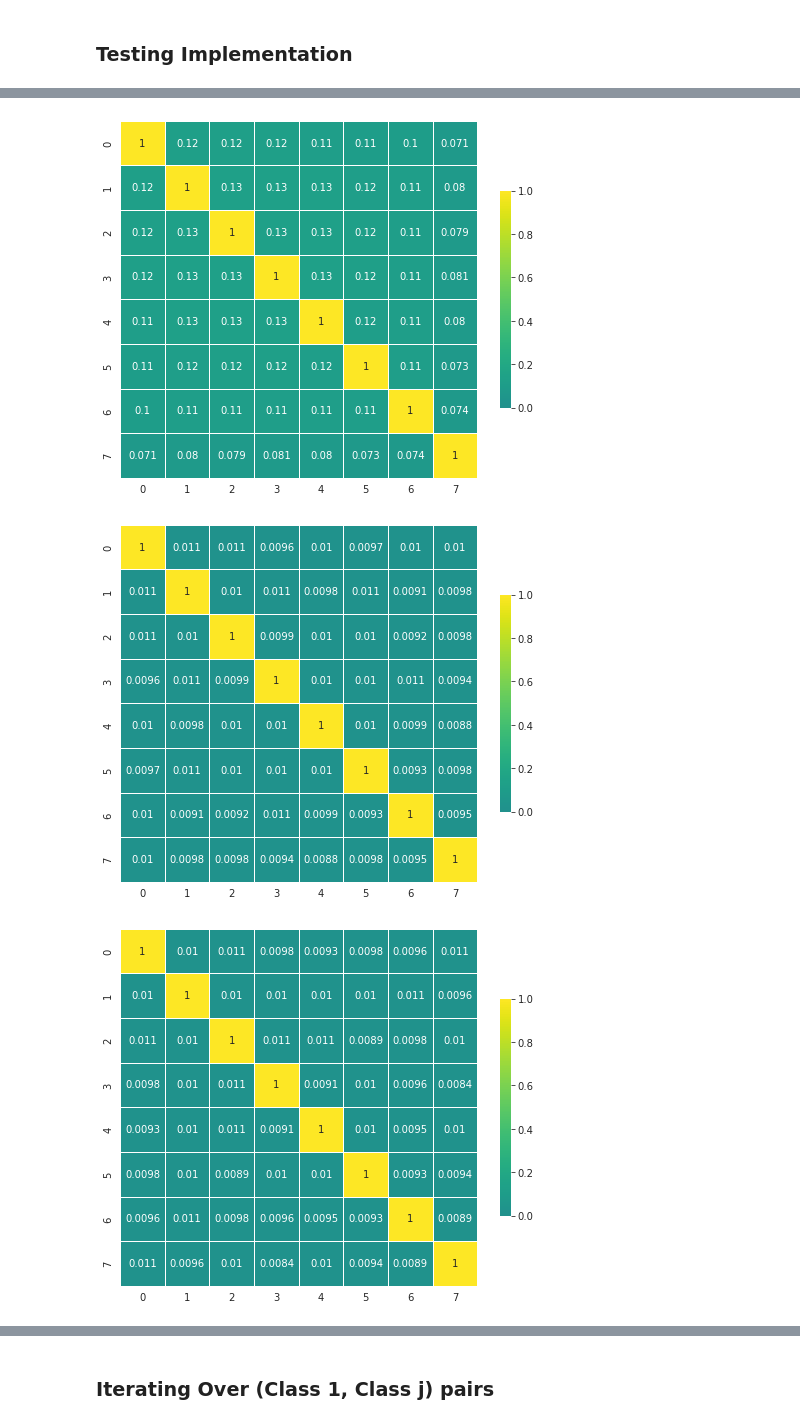
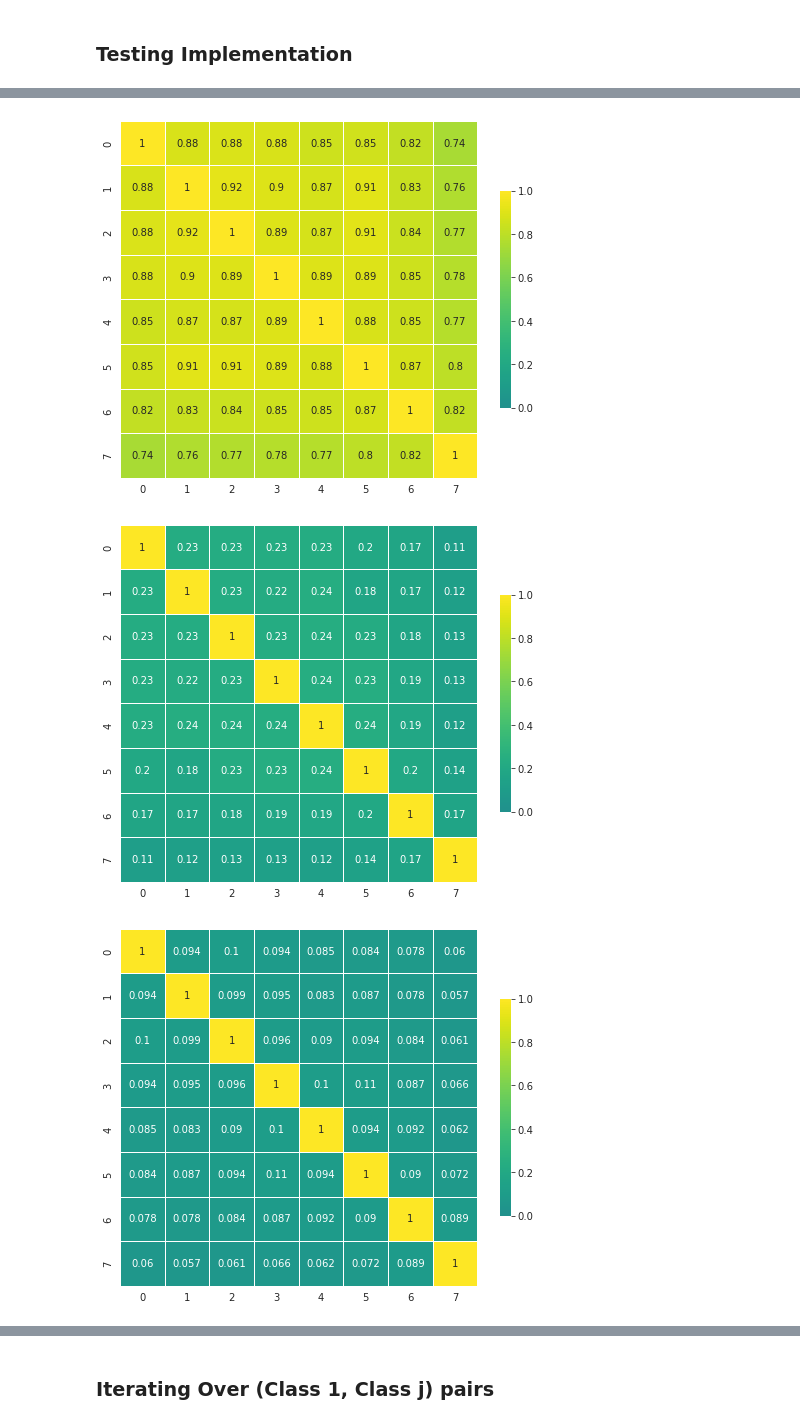
Before and after one commit to a-cowlagi/encoding-structures-of-neural-representations, a Jupyter notebook: notebooks/Compare Structure.ipynb, the cells around one changed output, grey strips where cells are left out. Saved outputs shown, nothing was run; the diff lists cells and outputs as text; code cells hidden in the pictures.

```diff
--- a/notebooks/Compare Structure.ipynb
+++ b/notebooks/Compare Structure.ipynb
@@ -105,22 +111,21 @@ plt.matshow(compare_pair.x1_divided[num_divisions-1][-1].reshape(32, 32, 3))
 # %%
-overlaps = compare_pair.compute_overlap(block_size= 30)
+overlaps = compare_pair.compute_overlap(block_size= 20)
 # %%
-# Generate a mask for the upper triangle
 block_correlations = []
-num_plots = 20
+num_plots = min(20, overlaps.shape[2])
 interval = overlaps.shape[2] // num_plots
 
 for block in range(0, overlaps.shape[2]):
     corr = overlaps[:,:,block] + overlaps[:,:, block].T - np.diag(np.diag(overlaps[:,:,block]))
     if (block % interval) == 0:
         f, ax = plt.subplots(figsize=(8,8))
 
         sns.heatmap(corr, annot = True, mask=None, vmax=1, vmin = 0, center=0,
                     square=True, linewidths=.5, cmap = "viridis", cbar_kws={"shrink": .5})
 
     block_correlations.append(np.sum(overlaps[:,:,block] - np.diag(np.diag(overlaps[:,:,block])))/(compare_pair.num_divisions*(compare_pair.num_divisions - 1)/2))
     plt.show()
 # %% [output]
-[figure, old version]
+[figure, new version]
-[figure, old version]
+[figure, new version]
-[figure, old version]
+[figure, new version]
```
Also changed, not shown: parts of 6 cells of this notebook, 1 other file.
